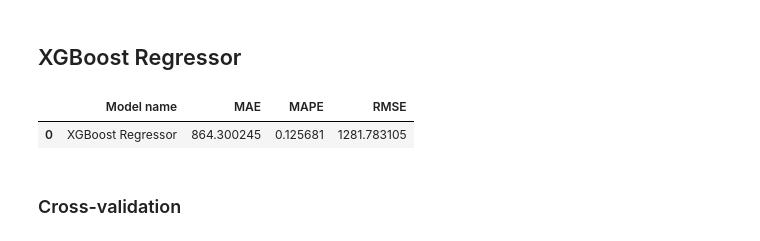
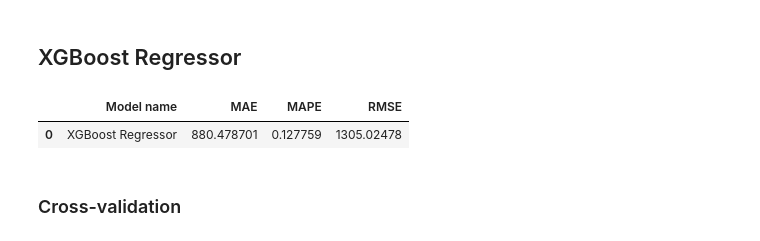
Before and after one commit to CleitonAmbrosio/Rossmann-Stores-Sales-Forecast, a Jupyter notebook: notebooks/cycle1_store_sales_prediction.ipynb, the cells around one changed output. Drawn from its saved outputs; the diff is of its cells as text; code cells hidden in the pictures.

```diff
--- a/notebooks/cycle1_store_sales_prediction.ipynb
+++ b/notebooks/cycle1_store_sales_prediction.ipynb
@@ -1275,21 +1285,21 @@ rf_result_cv
 # %%
 # Model
 model_xgb = xgb.XGBRegressor( objective='reg:squarederror',
                               n_estimators=100,
                               eta=0.01,
                               max_depth=10,
                               subsample=0.7,
-                              colsample_bytee=0.9 ).fit( x_train, y_train )
+                              colsample_bytree=0.9 ).fit( x_train, y_train )
 
 # Prediction
 yhat_xgb = model_xgb.predict( x_test )
 
 # Performance
 xgb_result = ml_error( 'XGBoost Regressor', np.expm1( y_test ), np.expm1( yhat_xgb ) )
 xgb_result
 # %% [output]
 |  | Model name | MAE | MAPE | RMSE |
-| 0 | XGBoost Regressor | 864.300245 | 0.125681 | 1281.783105 |
+| 0 | XGBoost Regressor | 880.478701 | 0.127759 | 1305.02478 |
 # %% [markdown]
 ### Cross-validation
 # %%
```
Also changed, not shown: parts of 24 cells of this notebook.
